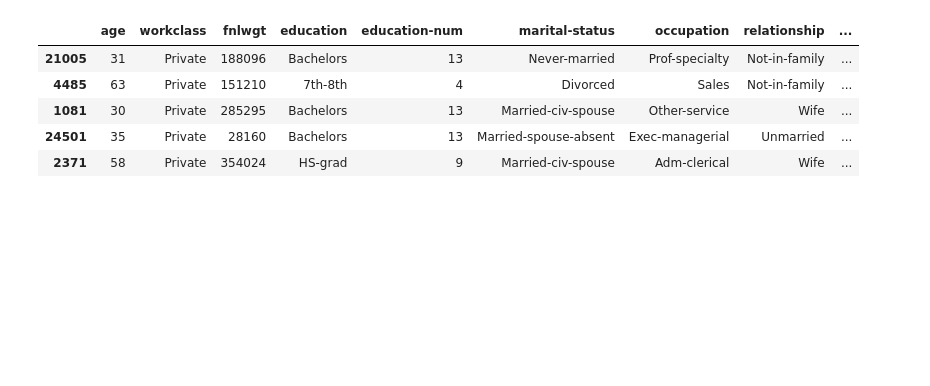
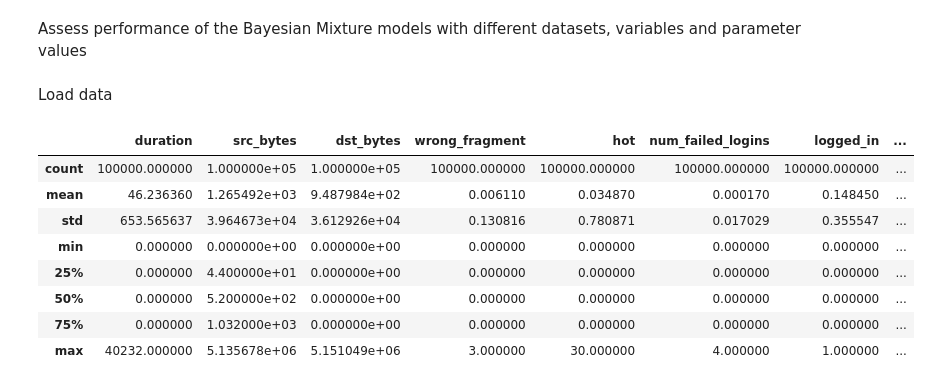
Before and after one commit to private-synthetic-data-social-sciences/explore_dpcgans, a Jupyter notebook: bgmm.ipynb, the cells around one changed output. Cells and saved outputs as stored; diff of their text form; code cells hidden in the pictures; blank space fills up the shorter version.

```diff
--- a/bgmm.ipynb
+++ b/bgmm.ipynb
@@ -5,0 +1,2 @@ import pandas as pd
+# %% [markdown]
+Assess performance of the Bayesian Mixture models with different datasets, variables and parameter values
@@ -5,0 +8,18 @@ import pandas as pd
+# %%
+data_map = {
+    "adult": {
+        "path": "../datasets/Adult/Real/real_adult_data.csv",
+        "numvars": ["fnlwgt", "hours-per-week", "education-num", "age", "capital-gain", "capital-loss"]
+    },
+    "census": {
+        "path": "../datasets/Census/Real/real_census_data.csv",
+        "numvars": ["age", "wage per hour", "capital gains", "capital losses", "dividends from stocks", "num persons worked for employer", "weeks worked in year"]
+    },
+    "intrusion": {
+        "path": "../datasets/Intrusion/Real/real_intrusion_data.csv",
+        "numvars": ["duration", "src_bytes", "dst_bytes", "wrong_fragment", "hot", "num_failed_logins",
+                    "num_compromised", "num_root", "num_file_creations", "num_access_files",
+                    "count", "srv_count", "serror_rate", "rerror_rate", "srv_rerror_rate", "same_srv_rate",
+                    "diff_srv_rate", "srv_diff_host_rate"]
+    }
+}
@@ -6,13 +30,20 @@ import pandas as pd
+# %% [markdown]
+Load data
 # %%
-data = pd.read_csv("../datasets/Adult/Real/real_adult_data.csv")
-data = data.drop(columns=["Unnamed: 0"])
-data = data.sample(n=5000)
+data = pd.read_csv(data_map[use_dataset]["path"])
+if "Unnamed: 0" in data.columns:
+    data = data.drop(columns=["Unnamed: 0"])
+
+sample_size = min(data.shape[0], sample_size)
+data = data.sample(n=sample_size)
+data.describe()
+# %% [output]
+|  | duration | src_bytes | dst_bytes | wrong_fragment | hot | num_failed_logins | logged_in | ... |
+| count | 100000.000000 | 1.000000e+05 | 1.000000e+05 | 100000.000000 | 100000.000000 | 100000.000000 | 100000.000000 | ... |
+| mean | 46.236360 | 1.265492e+03 | 9.487984e+02 | 0.006110 | 0.034870 | 0.000170 | 0.148450 | ... |
+| std | 653.565637 | 3.964673e+04 | 3.612926e+04 | 0.130816 | 0.780871 | 0.017029 | 0.355547 | ... |
+| min | 0.000000 | 0.000000e+00 | 0.000000e+00 | 0.000000 | 0.000000 | 0.000000 | 0.000000 | ... |
+| 25% | 0.000000 | 4.400000e+01 | 0.000000e+00 | 0.000000 | 0.000000 | 0.000000 | 0.000000 | ... |
+| 50% | 0.000000 | 5.200000e+02 | 0.000000e+00 | 0.000000 | 0.000000 | 0.000000 | 0.000000 | ... |
+| 75% | 0.000000 | 1.032000e+03 | 0.000000e+00 | 0.000000 | 0.000000 | 0.000000 | 0.000000 | ... |
+| max | 40232.000000 | 5.135678e+06 | 5.151049e+06 | 3.000000 | 30.000000 | 4.000000 | 1.000000 | ... |
-# %%
-data.head()
-# %% [output]
-|  | age | workclass | fnlwgt | education | education-num | marital-status | occupation | relationship | ... |
-| 21005 | 31 | Private | 188096 | Bachelors | 13 | Never-married | Prof-specialty | Not-in-family | ... |
-| 4485 | 63 | Private | 151210 | 7th-8th | 4 | Divorced | Sales | Not-in-family | ... |
-| 1081 | 30 | Private | 285295 | Bachelors | 13 | Married-civ-spouse | Other-service | Wife | ... |
-| 24501 | 35 | Private | 28160 | Bachelors | 13 | Married-spouse-absent | Exec-managerial | Unmarried | ... |
-| 2371 | 58 | Private | 354024 | HS-grad | 9 | Married-civ-spouse | Adm-clerical | Wife | ... |
```
Also changed, not shown: parts of 20 cells of this notebook.
